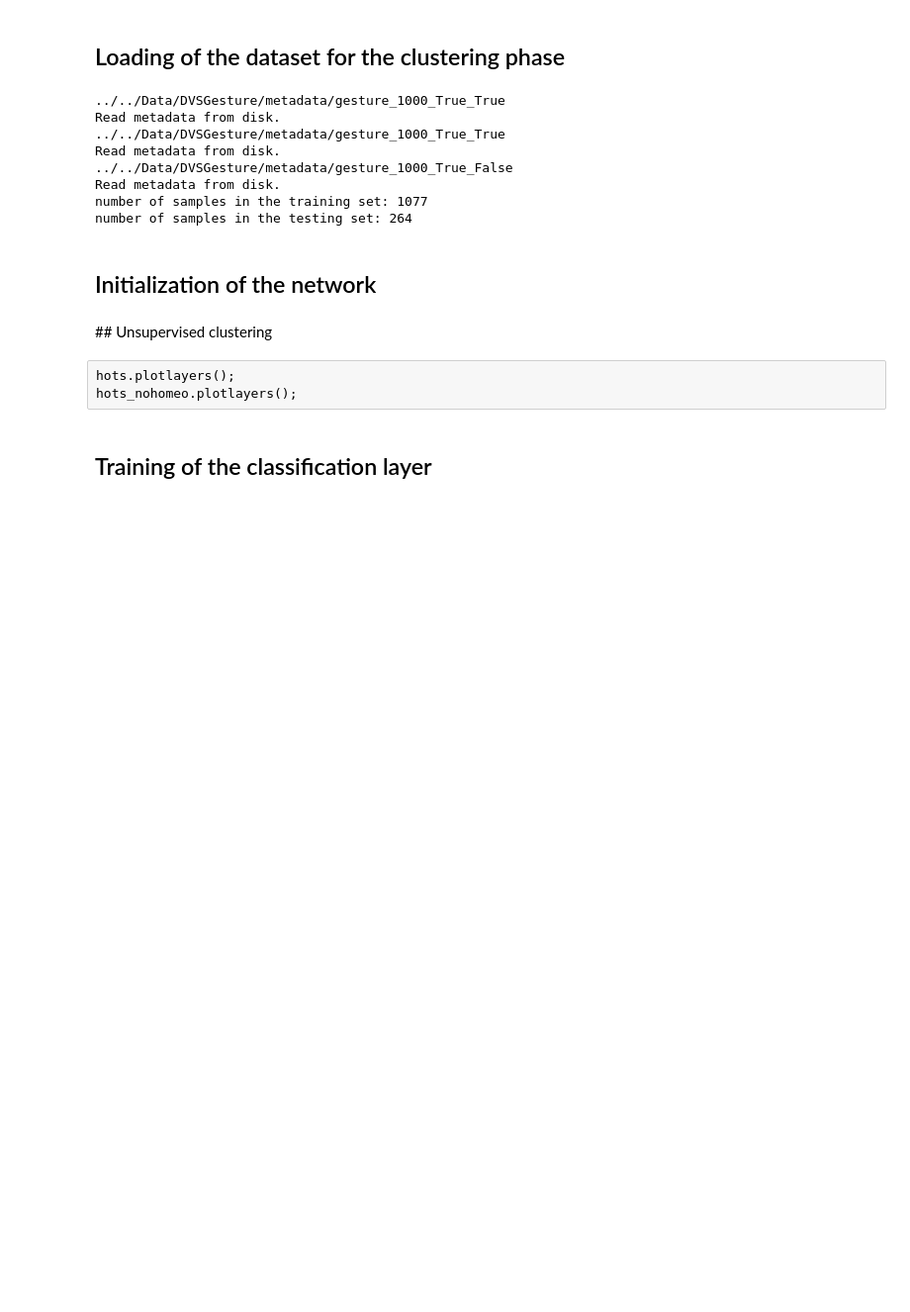
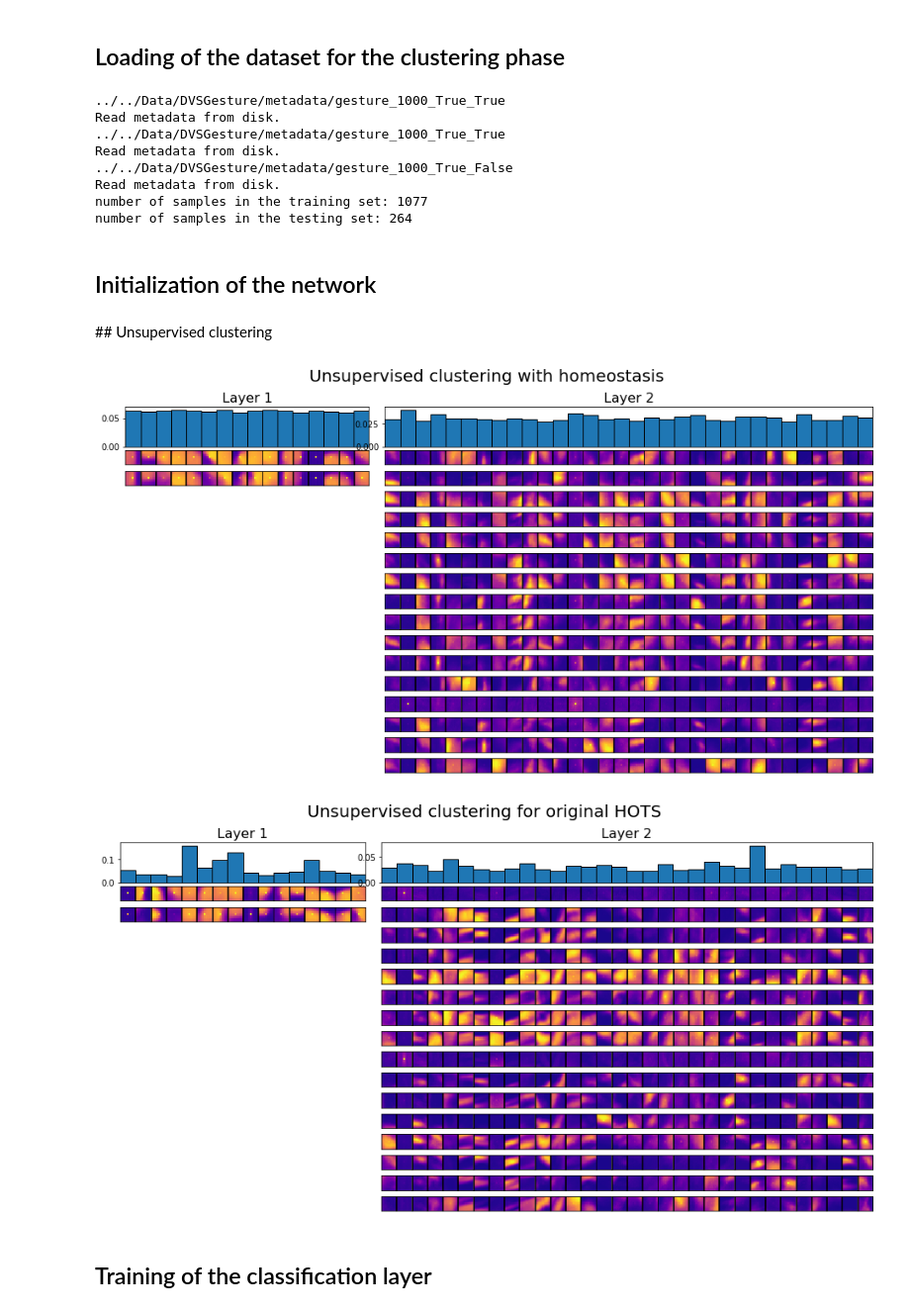
Before and after one commit to AntoineGrimaldi/hotsline, a Jupyter notebook: notebooks/RESULTS_GESTURE.ipynb, the cells around one changed output. Shown at 99% size. Cells and saved outputs as stored; diff of their text form; code cells hidden in the pictures; blank space fills up the shorter version.

```diff
--- a/notebooks/RESULTS_GESTURE.ipynb
+++ b/notebooks/RESULTS_GESTURE.ipynb
@@ -87,9 +90,12 @@ if not os.path.exists(path):
 path_nohomeo = '../Records/networks/'+hots_nohomeo.name+'.pkl'
 if not os.path.exists(path_nohomeo):
     hots_nohomeo.clustering(loader, trainset.ordering, filtering_threshold = filtering_threshold)
-# %% [raw]
-hots.plotlayers();
-hots_nohomeo.plotlayers();
+# %%
+hots.plotlayers();
+hots_nohomeo.plotlayers();
+# %% [output]
+[figure, added]
+[figure, added]
 # %% [markdown]
 ## Training of the classification layer
 # %%
```
Also changed, not shown: parts of 5 cells of this notebook, 8 other files.
